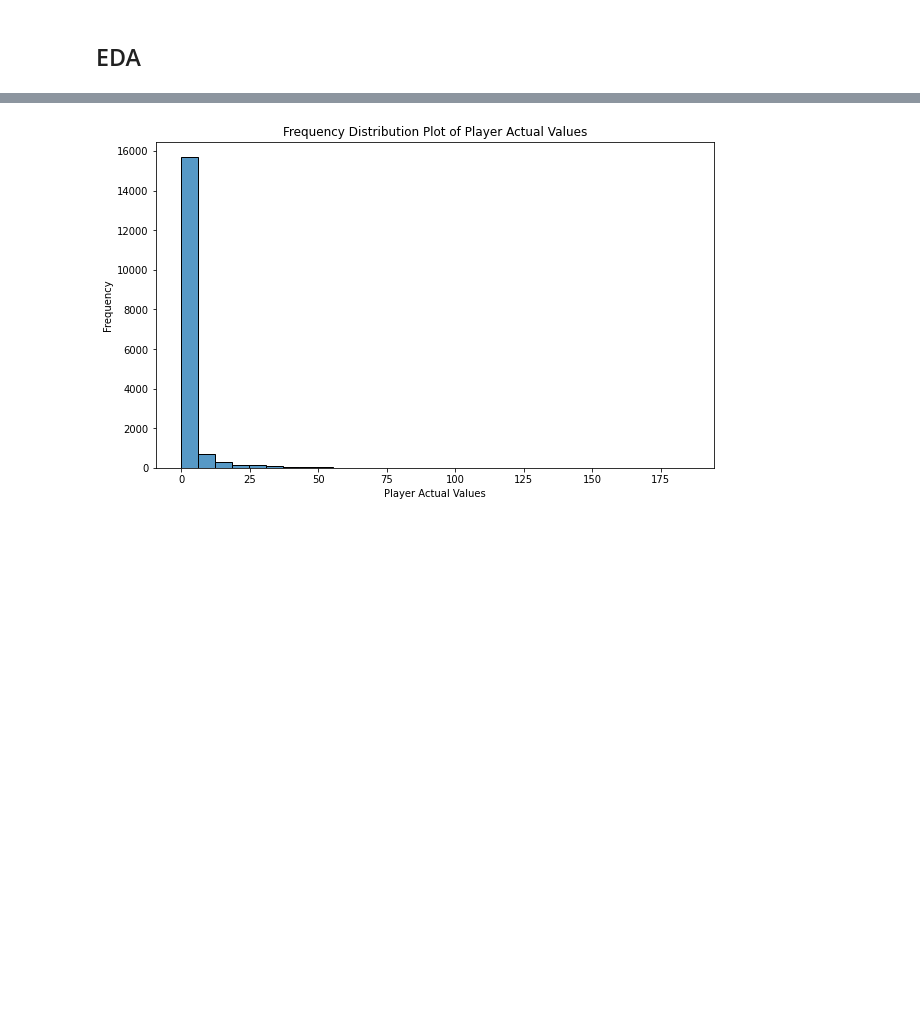
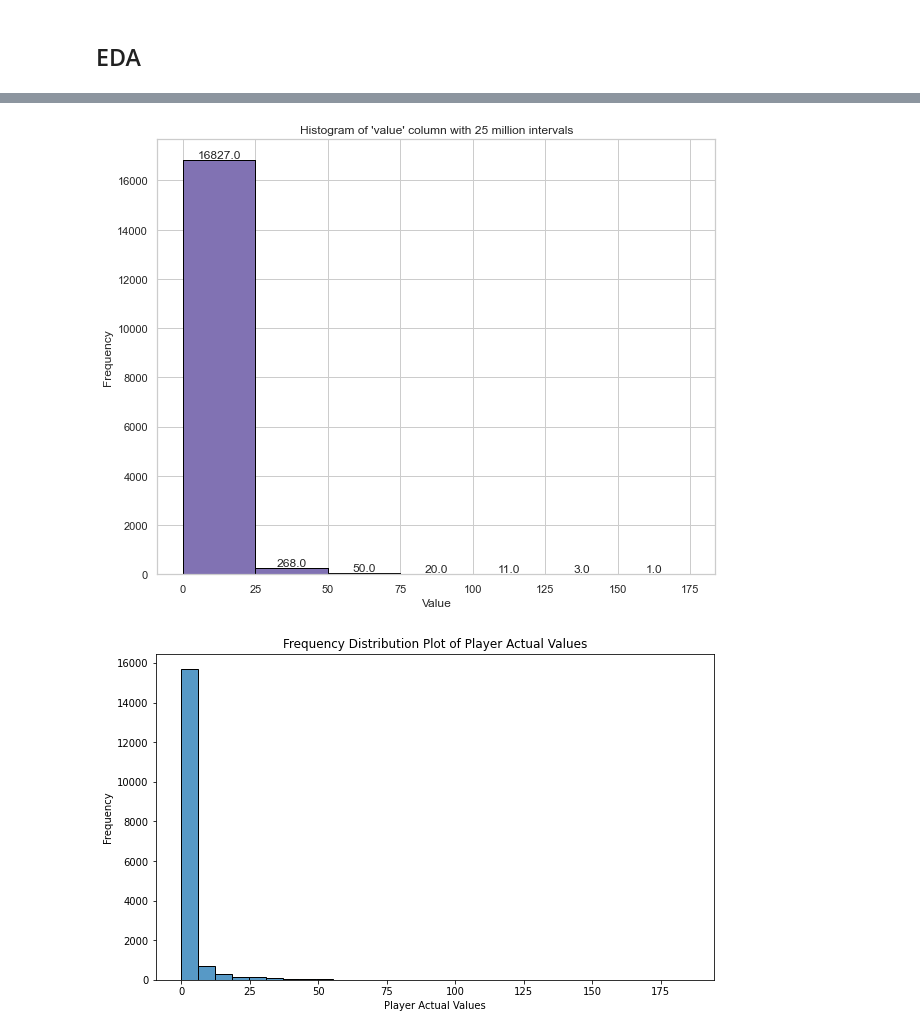
Before and after one commit to sanmil09/IS597_MLC, a Jupyter notebook: football_predictions.ipynb, the cells around one changed output, grey strips where cells are left out. Cells and saved outputs as stored; diff of their text form; code cells hidden in the pictures; blank space fills up the shorter version.

```diff
--- a/football_predictions.ipynb
+++ b/football_predictions.ipynb
@@ -403,3 +450,20 @@ plt.show()
+# %%
+bins = list(range(0, int(df_1["value"].max()) + 1, 25))
+
+plt.figure(figsize=(10, 8))
+plt.hist(df_1["value"], bins=bins, edgecolor='black')
+
+# Annotate each bar with the count
+for i in range(len(bins) - 1):
+    plt.text((bins[i] + bins[i + 1]) / 2, plt.hist(df_1["value"], bins=bins, edgecolor='black')[0][i],
+             str(plt.hist(df_1["value"], bins=bins, edgecolor='black')[0][i]), ha='center', va='bottom')
+
+plt.xlabel("Value")
+plt.ylabel("Frequency")
+plt.title("Histogram of 'value' column with 25 million intervals")
+plt.show()
+# %% [output]
+[figure, added]
 # %%
 # Frequency Distribution Plot of Player Actual Values
 plt.figure(figsize=(10, 6))
```
Also changed, not shown: parts of 30 cells of this notebook.
